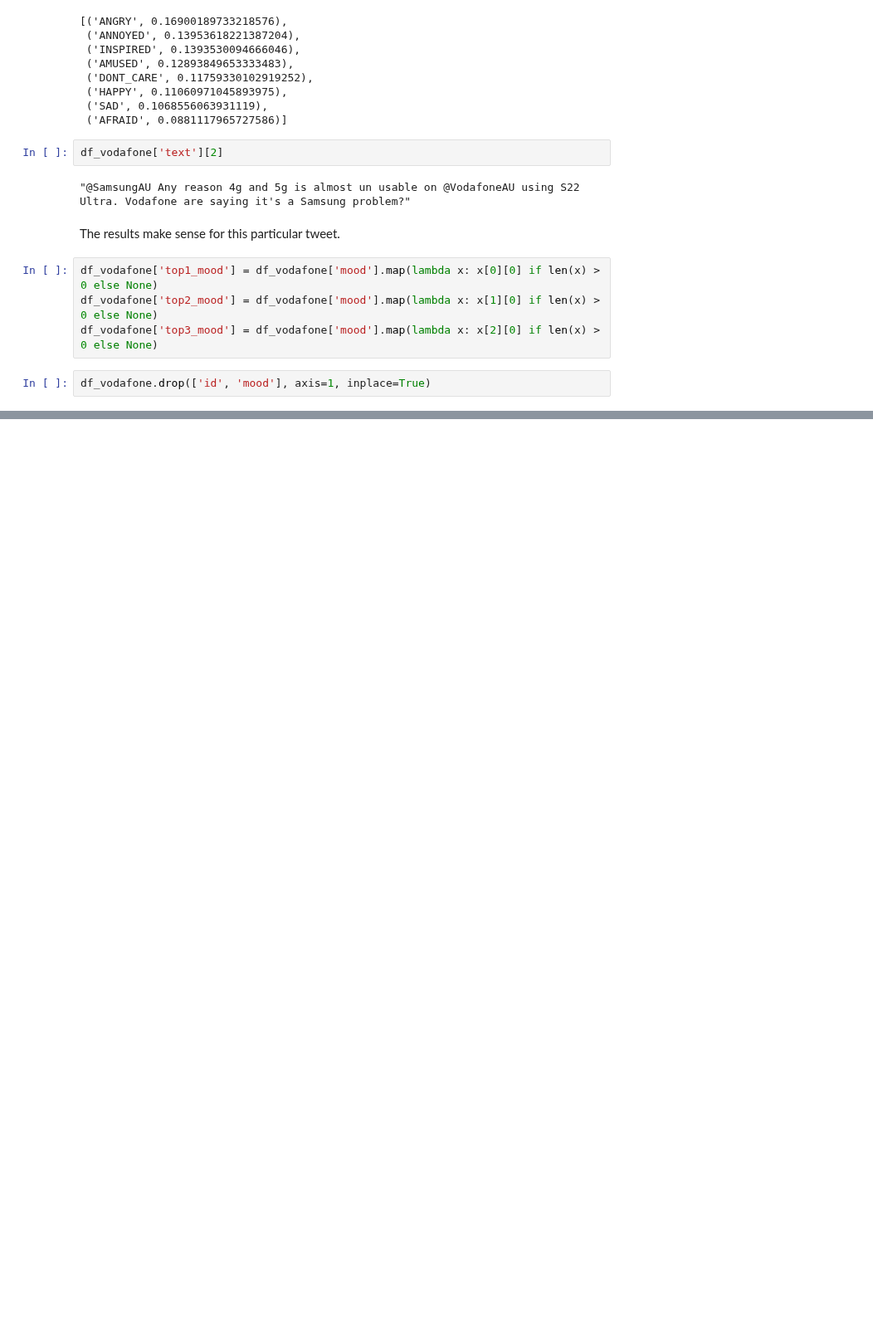
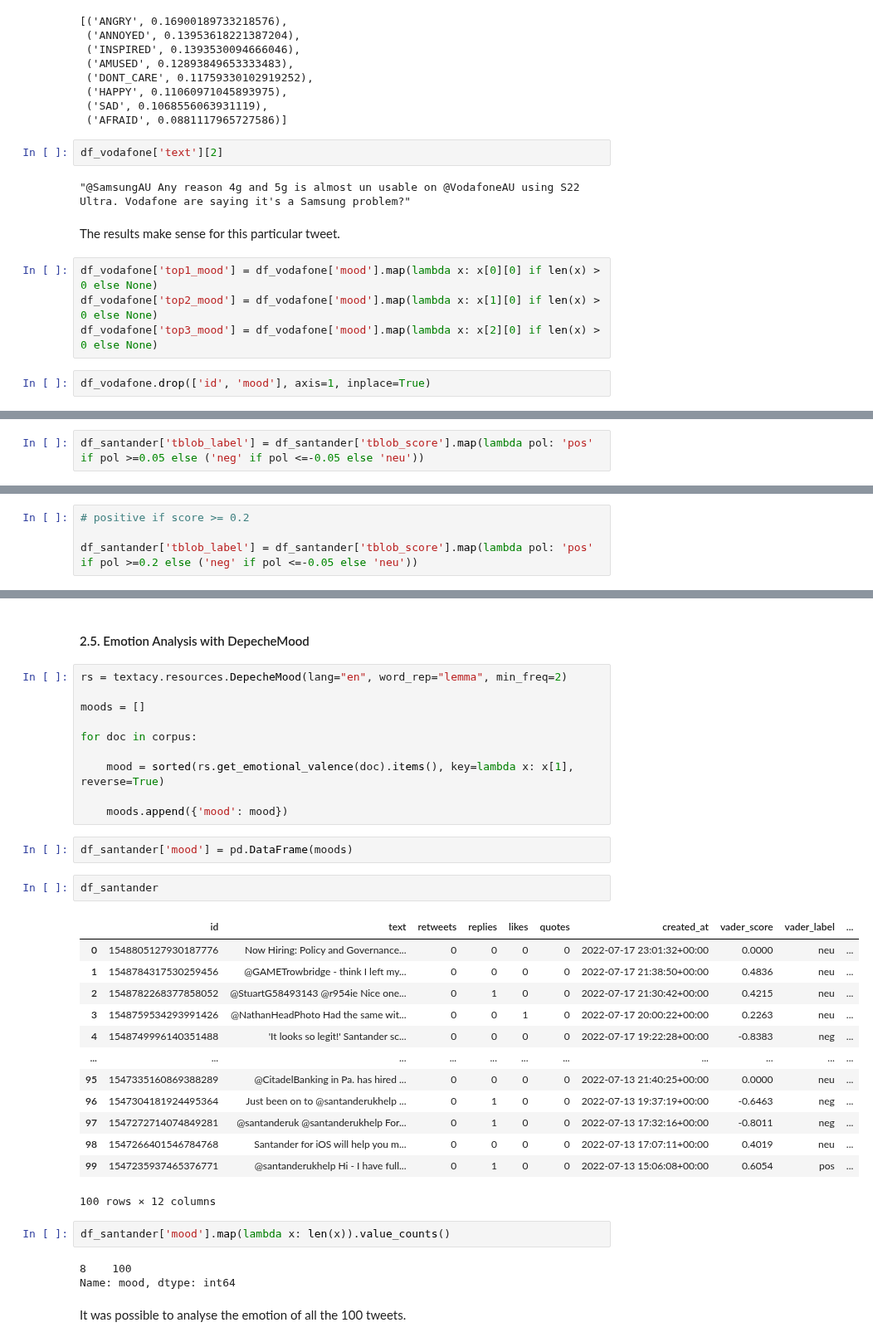
Before and after one commit to polltter/share, a Jupyter notebook: notebooks/sentiment_analysis_examples.ipynb, the cells around one changed output, grey strips where cells are left out. Shown at 83% size. Drawn from its saved outputs; the diff is of its cells as text; blank space fills up the shorter version.

```diff
--- a/notebooks/sentiment_analysis_examples.ipynb
+++ b/notebooks/sentiment_analysis_examples.ipynb
@@ -353,0 +636,2 @@ df_vodafone.to_csv('vodafone.csv', index=False)
+# %%
+df_santander['tblob_label'] = df_santander['tblob_score'].map(lambda pol: 'pos' if pol >=0.05 else ('neg' if pol <=-0.05 else 'neu'))
@@ -353,0 +656,4 @@ df_vodafone.to_csv('vodafone.csv', index=False)
+# %%
+# positive if score >= 0.2
+
+df_santander['tblob_label'] = df_santander['tblob_score'].map(lambda pol: 'pos' if pol >=0.2 else ('neg' if pol <=-0.05 else 'neu'))
@@ -353,0 +713,37 @@ df_vodafone.to_csv('vodafone.csv', index=False)
+# %% [markdown]
+#### 2.5. Emotion Analysis with DepecheMood
+# %%
+rs = textacy.resources.DepecheMood(lang="en", word_rep="lemma", min_freq=2)
+
+moods = []
+
+for doc in corpus:
+
+    mood = sorted(rs.get_emotional_valence(doc).items(), key=lambda x: x[1], reverse=True)
+
+    moods.append({'mood': mood})
+# %%
+df_santander['mood'] = pd.DataFrame(moods)
+# %%
+df_santander
+# %% [output]
+|  | id | text | retweets | replies | likes | quotes | created_at | vader_score | vader_label | ... |
+| 0 | 1548805127930187776 | Now Hiring: Policy and Governance... | 0 | 0 | 0 | 0 | 2022-07-17 23:01:32+00:00 | 0.0000 | neu | ... |
+| 1 | 1548784317530259456 | @GAMETrowbridge - think I left my... | 0 | 0 | 0 | 0 | 2022-07-17 21:38:50+00:00 | 0.4836 | neu | ... |
+| 2 | 1548782268377858052 | @StuartG58493143 @r954ie Nice one... | 0 | 1 | 0 | 0 | 2022-07-17 21:30:42+00:00 | 0.4215 | neu | ... |
+| 3 | 1548759534293991426 | @NathanHeadPhoto Had the same wit... | 0 | 0 | 1 | 0 | 2022-07-17 20:00:22+00:00 | 0.2263 | neu | ... |
+| 4 | 1548749996140351488 | 'It looks so legit!' Santander sc... | 0 | 0 | 0 | 0 | 2022-07-17 19:22:28+00:00 | -0.8383 | neg | ... |
+| ... | ... | ... | ... | ... | ... | ... | ... | ... | ... | ... |
+| 95 | 1547335160869388289 | @CitadelBanking in Pa. has hired ... | 0 | 0 | 0 | 0 | 2022-07-13 21:40:25+00:00 | 0.0000 | neu | ... |
+| 96 | 1547304181924495364 | Just been on to @santanderukhelp ... | 0 | 1 | 0 | 0 | 2022-07-13 19:37:19+00:00 | -0.6463 | neg | ... |
+| 97 | 1547272714074849281 | @santanderuk @santanderukhelp For... | 0 | 1 | 0 | 0 | 2022-07-13 17:32:16+00:00 | -0.8011 | neg | ... |
+| 98 | 1547266401546784768 | Santander for iOS will help you m... | 0 | 0 | 0 | 0 | 2022-07-13 17:07:11+00:00 | 0.4019 | neu | ... |
+| 99 | 1547235937465376771 | @santanderukhelp Hi - I have full... | 0 | 1 | 0 | 0 | 2022-07-13 15:06:08+00:00 | 0.6054 | pos | ... |
+100 rows × 12 columns
+# %%
+df_santander['mood'].map(lambda x: len(x)).value_counts()
+# %% [output]
+8    100
+Name: mood, dtype: int64
+# %% [markdown]
+It was possible to analyse the emotion of all the 100 tweets.
```
Also changed, not shown: parts of 58 cells of this notebook, 1 other file.
